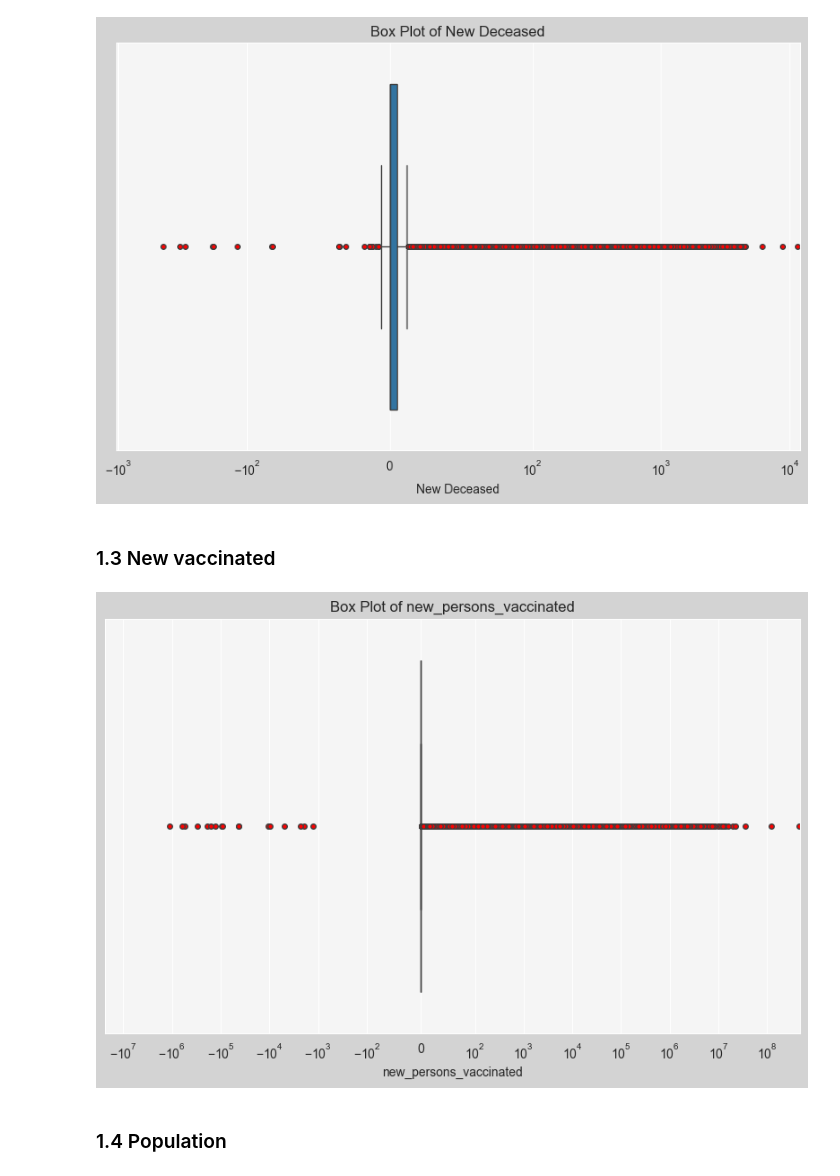
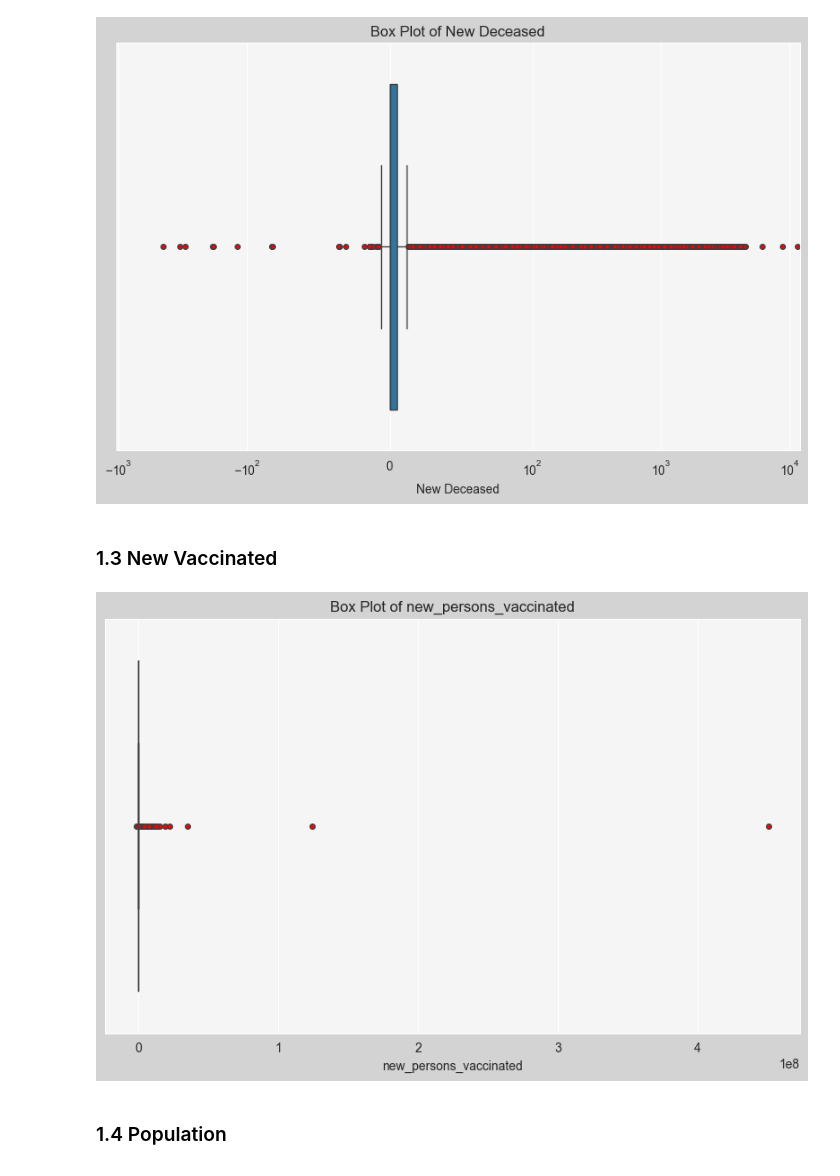
Before and after one commit to Goul4sh/BigData, a Jupyter notebook: Zad2/Zad2.ipynb, the cells around one changed output. Saved outputs shown, nothing was run; the diff lists cells and outputs as text; code cells hidden in the pictures.

```diff
--- a/Zad2/Zad2.ipynb
+++ b/Zad2/Zad2.ipynb
@@ -113,29 +113,30 @@ plt.show()
 # %% [output]
 [figure]
 # %% [markdown]
-### 1.3 New vaccinated
+### 1.3 New Vaccinated
 # %%
 fig, ax = plt.subplots(figsize=(10, 6))
 
 fig.patch.set_facecolor('lightgray')  # Background for the figure
 
 flierprops = {
     'marker': 'o',               # Shape of the marker
     'color': 'blue',              # Color of the marker
     'markersize': 4,             # Size of the marker
     'markerfacecolor': 'red', # Fill color of the marker
     'linestyle': 'none'          # No connecting line
 }
 
 ax.set_facecolor('whitesmoke')
 
 sns.boxplot(x='new_persons_vaccinated' ,data=df, flierprops = flierprops)
-ax.set_xscale('symlog',linthresh =100)
+# ax.set_xscale('symlog',linthresh =100)
+# ax.set_xscale('log')
 plt.title('Box Plot of new_persons_vaccinated')
 plt.xlabel('new_persons_vaccinated')
 plt.show()
 # %% [output]
-[figure, old version]
+[figure, new version]
 # %% [markdown]
 ### 1.4 Population
 # %%
```
Also changed, not shown: parts of 5 cells of this notebook.
